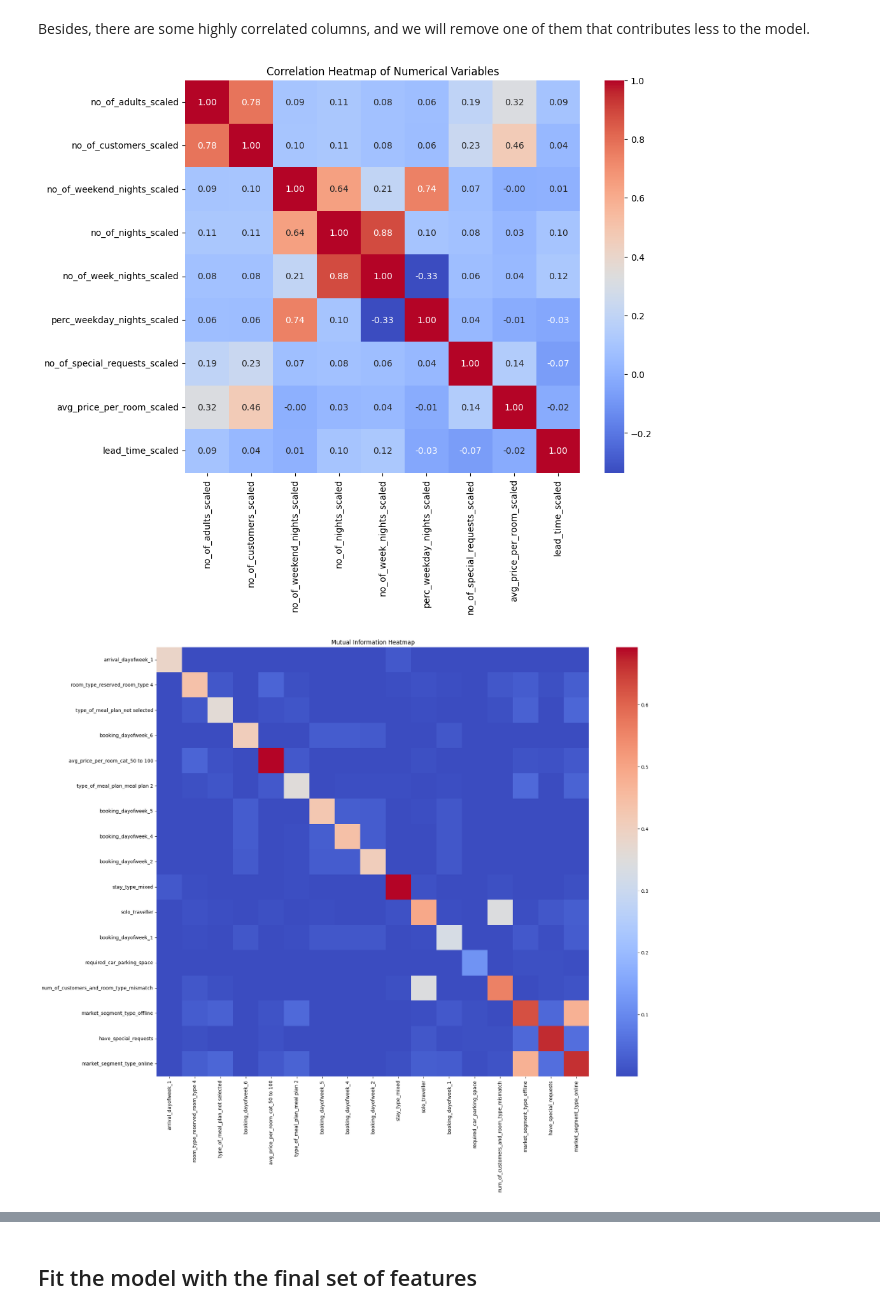
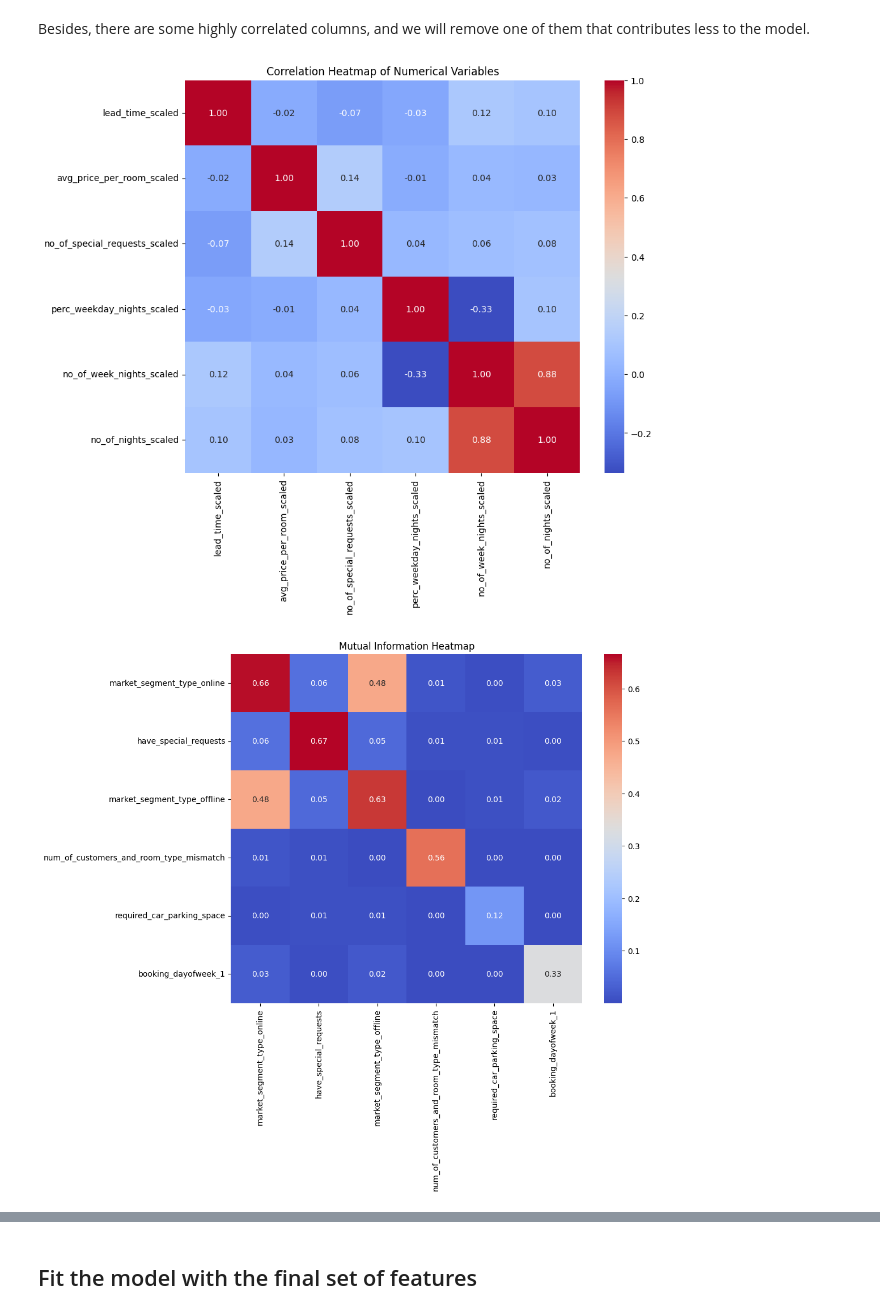
Before and after one commit to suyatinglaura/CS3244_Reservation_Cancellations_Prediction, a Jupyter notebook: Gradient Boosting.ipynb, the cells around one changed output, grey strips where cells are left out. Drawn from its saved outputs; the diff is of its cells as text; code cells hidden in the pictures.

```diff
--- a/Gradient Boosting.ipynb
+++ b/Gradient Boosting.ipynb
@@ -185,6 +263,9 @@ feature_importances = gb_selected.feature_importances_
 # Get feature names
 feature_names = selected_columns
 
-# Remove features with feature_importances<=0.001
-feature_names = feature_names[feature_importances>0.001]
-feature_importances = feature_importances[feature_importances>0.001]
+# Get indices that would sort feature importances
+sorted_indices = np.argsort(-feature_importances)
+
+# Retain the top 12 features
+feature_names = feature_names[sorted_indices[:12]]
+feature_importances = feature_importances[sorted_indices[:12]]
@@ -198,13 +277,15 @@ plot_feature_importance(feature_importances[sorted_indices], feature_names[sorte
 # %% [markdown]
 Besides, there are some highly correlated columns, and we will remove one of them that contributes less to the model.
 # %%
-num_cols = [x for x in feature_names[sorted_indices] if '_scaled' in x]
-plot_corrlation_heatmap(X_train[num_cols])
+# correlation between numerical features
+num_cols = [x for x in feature_names if '_scaled' in x]
+plot_correlation_heatmap(X_train[num_cols])
 # %% [output]
-[figure, old version]
+[figure, new version]
 # %%
-cat_cols = [x for x in feature_names[sorted_indices] if x not in num_cols]
+# mutual information between categorical features
+cat_cols = [x for x in feature_names if x not in num_cols]
 plot_mi_heatmap(X_train[cat_cols])
 # %% [output]
-[figure, old version]
+[figure, new version]
 # %% [markdown]
```
Also changed, not shown: parts of 30 cells of this notebook, 3 other files.
